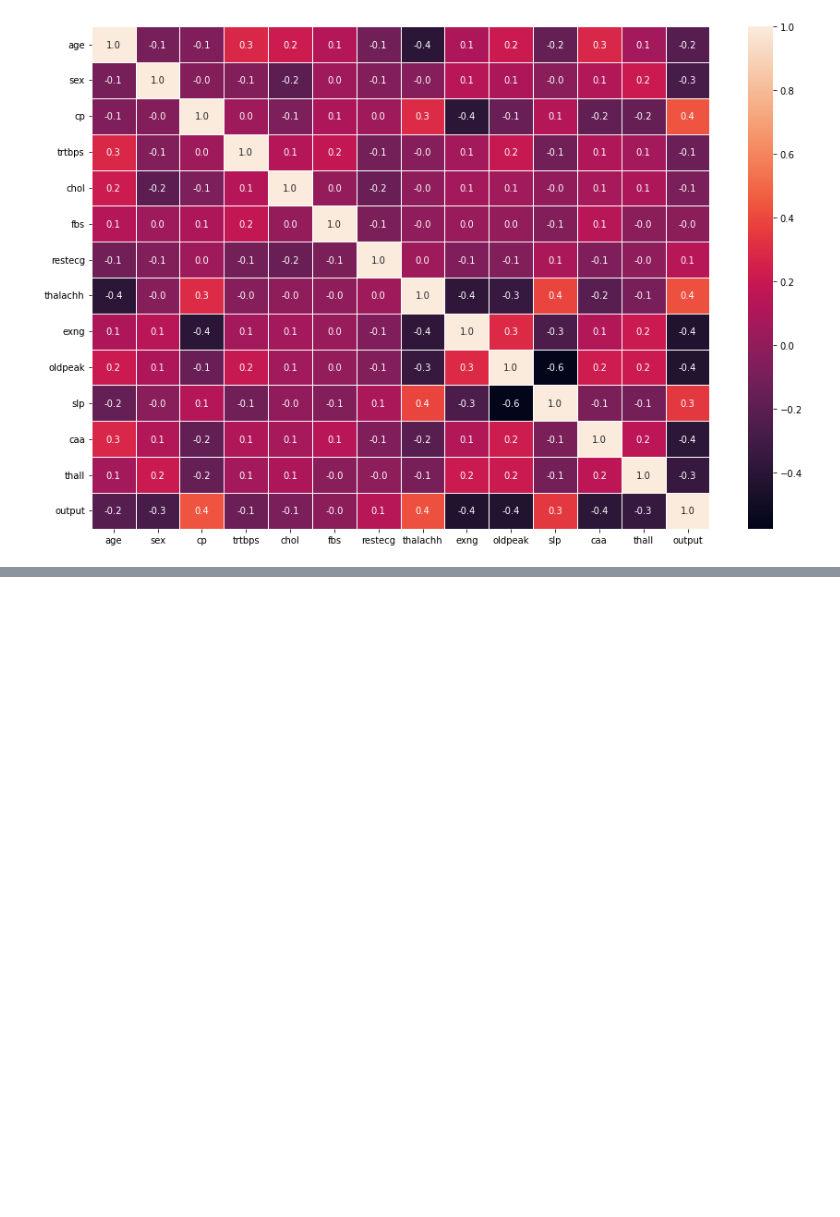
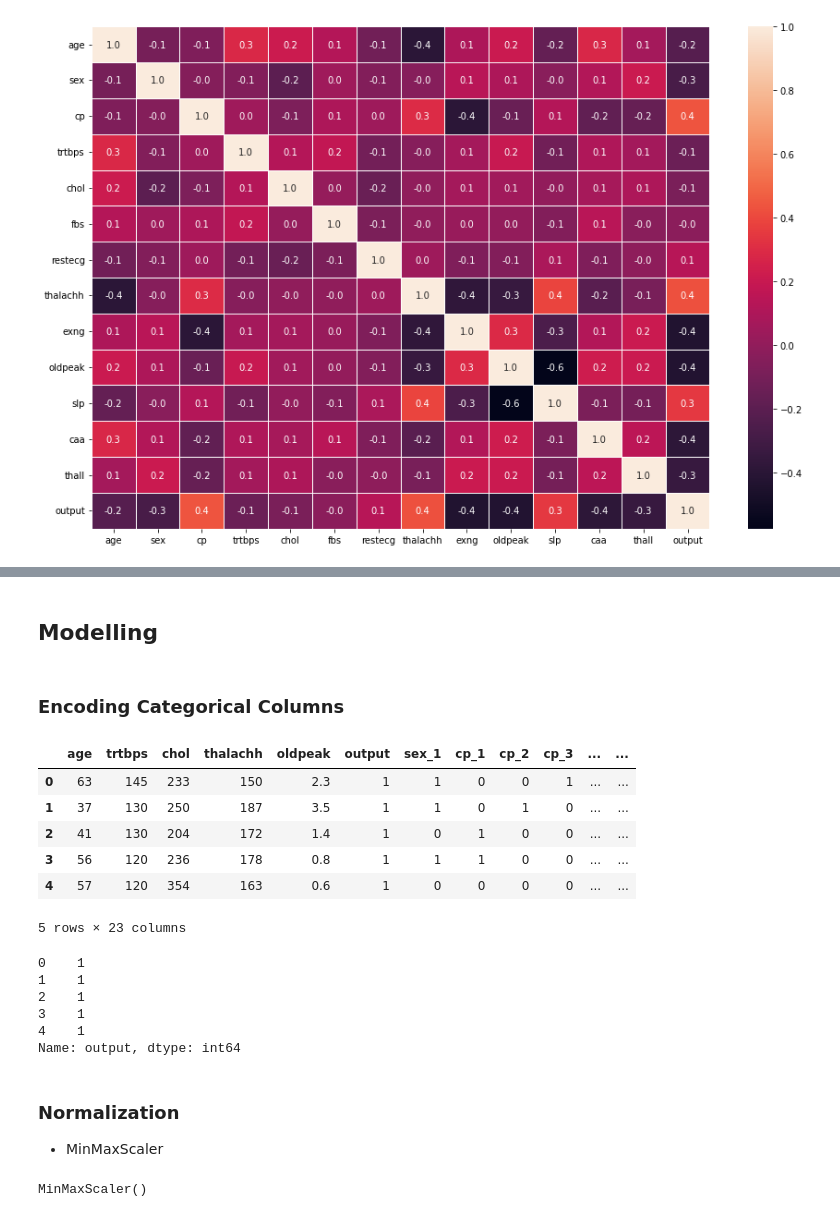
Before and after one commit to MSBurakS/Heart-Attack-Analysis-Perdiction-My-Practice, a Jupyter notebook: heart-attack-analysis-perdiction-my-practice.ipynb, the cells around one changed output, grey strips where cells are left out. Cells and saved outputs as stored; diff of their text form; code cells hidden in the pictures; blank space fills up the shorter version.

```diff
--- a/heart-attack-analysis-perdiction-my-practice.ipynb
+++ b/heart-attack-analysis-perdiction-my-practice.ipynb
@@ -358,0 +368,4 @@ plt.show()
+# %%
+numeric_list= ["age","trtbps","chol","thalachh","oldpeak","output"]
+df_numeric= df.loc[:,numeric_list]
+df_numeric.head()
@@ -358,0 +391,28 @@ plt.show()
+# %%
+#outlier detection
+
+for i in numeric_list:
+
+    #IQR
+    Q1 = np.percentile(df.loc[:,i],25)
+    Q3 = np.percentile(df.loc[:,i],75)
+    IQR =Q3 -Q1
+
+    print("old shape: ", df.loc[:,i].shape)
+
+    #upper bound
+    upper = np.where(df.loc[:,i] >= (Q3 + 1.5*IQR))
+
+    #lower bound
+    lower = np.where(df.loc[:,i] <= (Q1 - 1.5*IQR))
+
+    print("{} -- {}".format(upper, lower))
+
+    try:
+        df.drop(upper[0], inplace=True)
+    except:
+        print("KeyError: {} not found in axis".format(upper[0]))
+    try:
+        df.drop(lower[0], inplace=True)
+    except:
+        print("KeyError: {} not found in axis".format(lower[0]))
@@ -358,0 +433,18 @@ plt.show()
+# %% [markdown]
+<a id=13> </a>
+## Modelling
+# %%
+df1= df.copy()
+# %% [markdown]
+### Encoding Categorical Columns
+# %%
+df1=pd.get_dummies(df1, columns = categorical_list[:-1], drop_first=True)
+df1.head()
+# %% [output]
+|  | age | trtbps | chol | thalachh | oldpeak | output | sex_1 | cp_1 | cp_2 | cp_3 | ... | ... |
+| 0 | 63 | 145 | 233 | 150 | 2.3 | 1 | 1 | 0 | 0 | 1 | ... | ... |
+| 1 | 37 | 130 | 250 | 187 | 3.5 | 1 | 1 | 0 | 1 | 0 | ... | ... |
+| 2 | 41 | 130 | 204 | 172 | 1.4 | 1 | 0 | 1 | 0 | 0 | ... | ... |
+| 3 | 56 | 120 | 236 | 178 | 0.8 | 1 | 1 | 1 | 0 | 0 | ... | ... |
+| 4 | 57 | 120 | 354 | 163 | 0.6 | 1 | 0 | 0 | 0 | 0 | ... | ... |
+5 rows × 23 columns
@@ -358,0 +454,17 @@ plt.show()
+# %%
+y.head()
+# %% [output]
+0    1
+1    1
+2    1
+3    1
+4    1
+Name: output, dtype: int64
+# %% [markdown]
+### Normalization
+* MinMaxScaler
+# %%
+norm = MinMaxScaler()
+norm
+# %% [output]
+MinMaxScaler()
```
Also changed, not shown: parts of 27 cells of this notebook.
